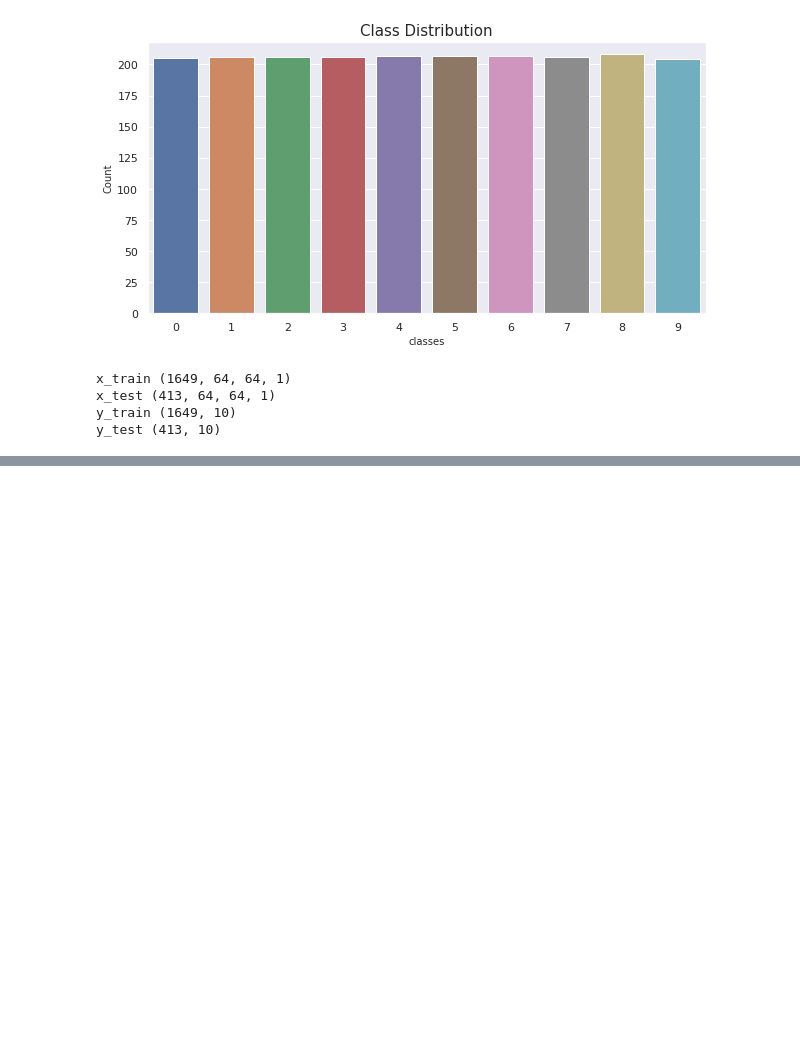
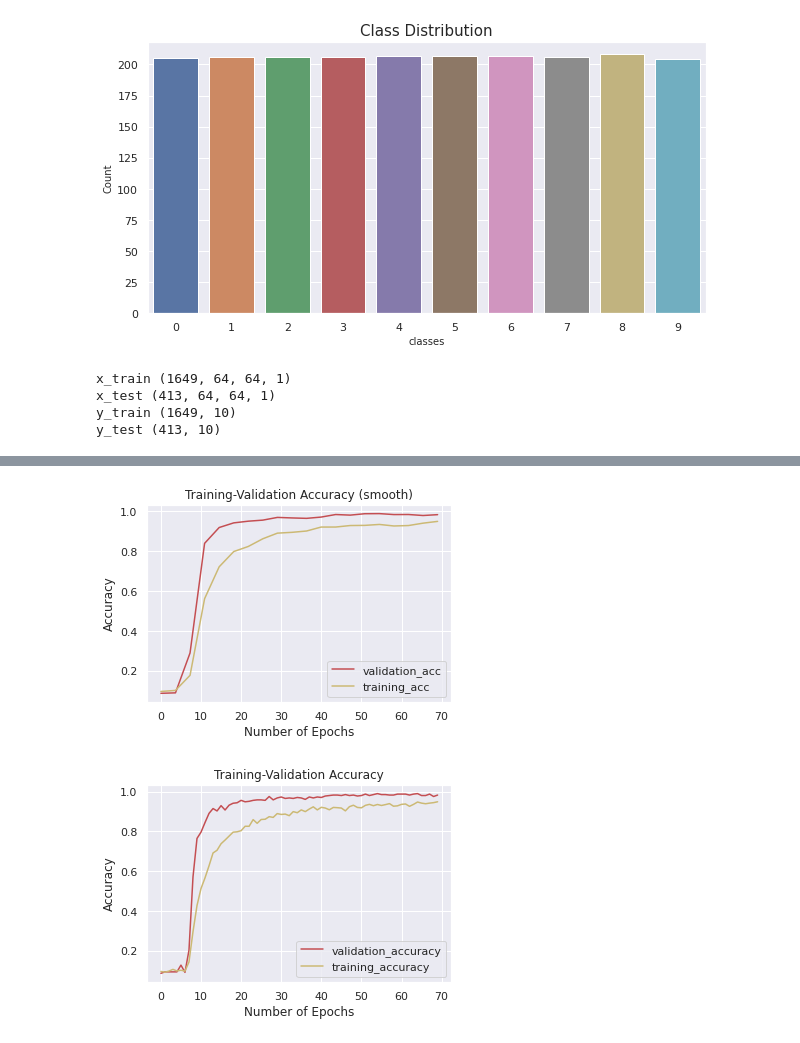
Before and after one commit to Austine316/Prediction_Sign_Language_Digits, a Jupyter notebook: SIgn_Language.ipynb, the cells around one changed output, grey strips where cells are left out. Saved outputs shown, nothing was run; the diff lists cells and outputs as text; code cells hidden in the pictures; blank space fills up the shorter version.

```diff
--- a/SIgn_Language.ipynb
+++ b/SIgn_Language.ipynb
@@ -254,0 +331,33 @@ Validation loss of the model:  0.16021251678466797
+# %%
+spl_val_acc = make_interp_spline(n_epochs, history.history["val_accuracy"], k=3)
+spl_acc = make_interp_spline(n_epochs, history.history["accuracy"], k=3)
+
+y_smooth_val_acc = spl_val_acc(xnew)
+y_smooth_acc= spl_acc(xnew)
+
+plt.figure(figsize=(12,8))
+plt.subplot(2,2,1)
+plt.plot(xnew, y_smooth_val_acc, label="validation_acc", c="r")
+plt.plot(xnew, y_smooth_acc, label="training_acc", c="y")
+plt.title("Training-Validation Accuracy (smooth)")
+plt.xlabel("Number of Epochs")
+plt.ylabel("Accuracy")
+plt.legend()
+plt.grid(True)
+plt.show()
+#Evaluate- Accuracy
+
+
+plt.figure(figsize=(12,8))
+plt.subplot(2,2,2)
+plt.plot(history.history["val_accuracy"], label="validation_accuracy", c="r")
+plt.plot(history.history["accuracy"], label="training_accuracy", c="y")
+plt.title("Training-Validation Accuracy")
+plt.xlabel("Number of Epochs")
+plt.ylabel("Accuracy")
+plt.legend()
+plt.grid(True)
+plt.show()
+# %% [output]
+[figure, added]
+[figure, added]
```
Also changed, not shown: parts of 37 cells of this notebook, 5 other files.
